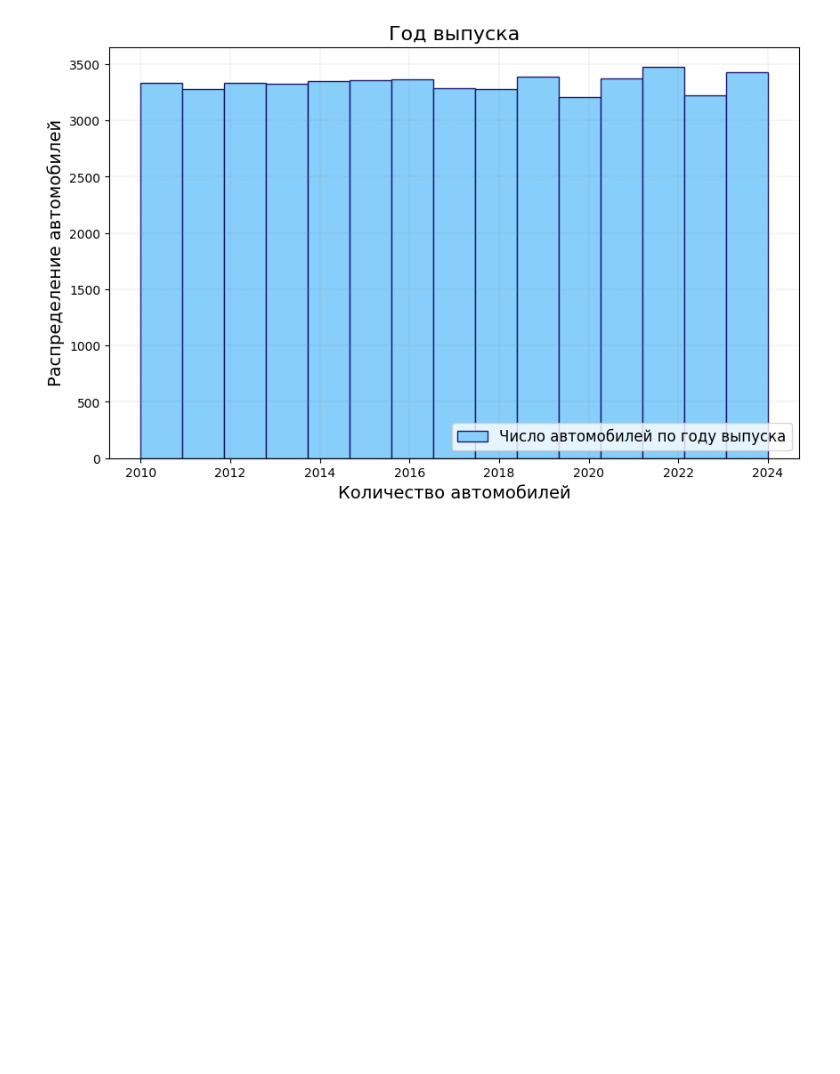
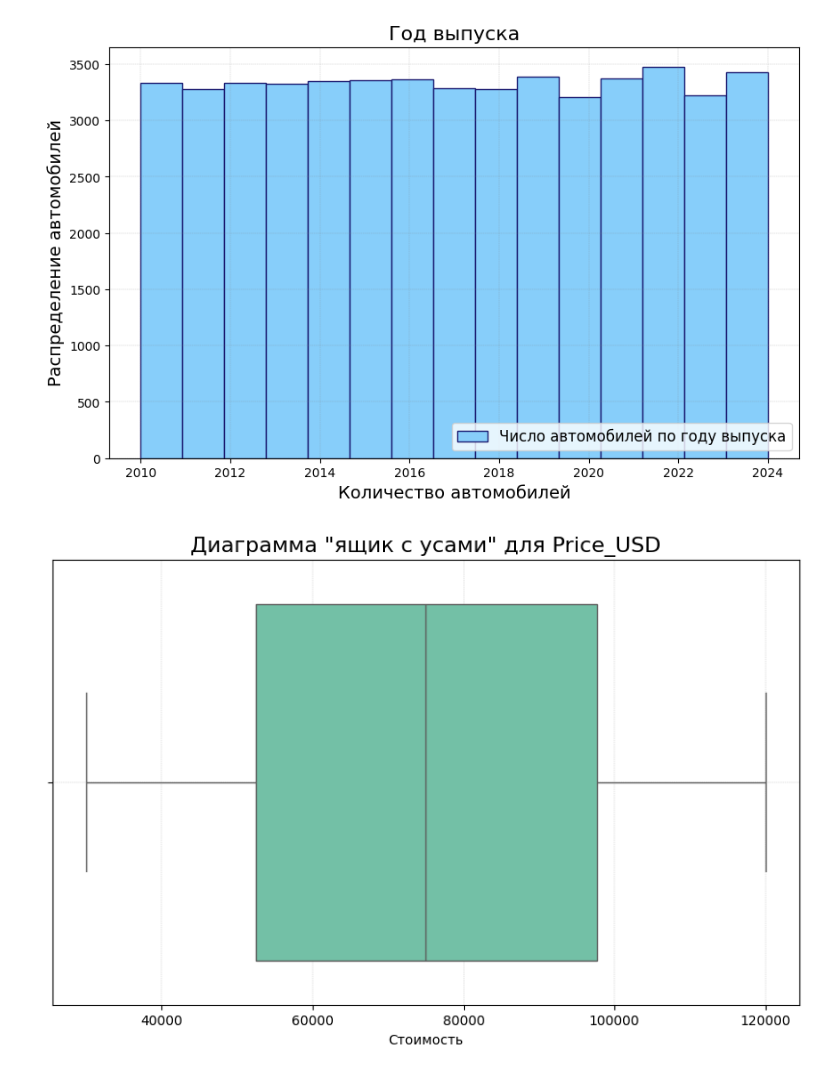
Before and after one commit to ari-ira17/bmw-sales-data, a Jupyter notebook: main.ipynb, the cells around one changed output. Saved outputs shown, nothing was run; the diff lists cells and outputs as text; code cells hidden in the pictures; blank space fills up the shorter version.

```diff
--- a/main.ipynb
+++ b/main.ipynb
@@ -121,3 +123,25 @@ plt.grid(color='grey', linestyle='--', linewidth=0.3, alpha=0.5)
 plt.savefig('graphics/histogram.png')
 # %% [output]
 [figure]
+# %%
+# b)
+
+plt.figure(figsize=(10, 6))
+
+sns.boxplot(
+    x=bmw_sales_data['Price_USD'],
+    color='#66CDAA'
+)
+
+plt.title('Диаграмма "ящик с усами" для Price_USD', fontsize=16)
+plt.xlabel('Стоимость')
+plt.grid(color='grey', linestyle='--', linewidth=0.3, alpha=0.5)
+
+plt.savefig('graphics/box_plot.png')
+
+#Медианная цена — около 75 000 USD → типичная стоимость BMW в этом датасете.
+#Разброс цен — от 55k до 95k USD (средние 50%).
+#Общий диапазон без выбросов — от 40k до 120k USD.
+#Нет выбросов → цены довольно однородны, нет экстремально дешёвых или дорогих авто.
+# %% [output]
+[figure, added]
```
Also changed, not shown: parts of 8 cells of this notebook.
